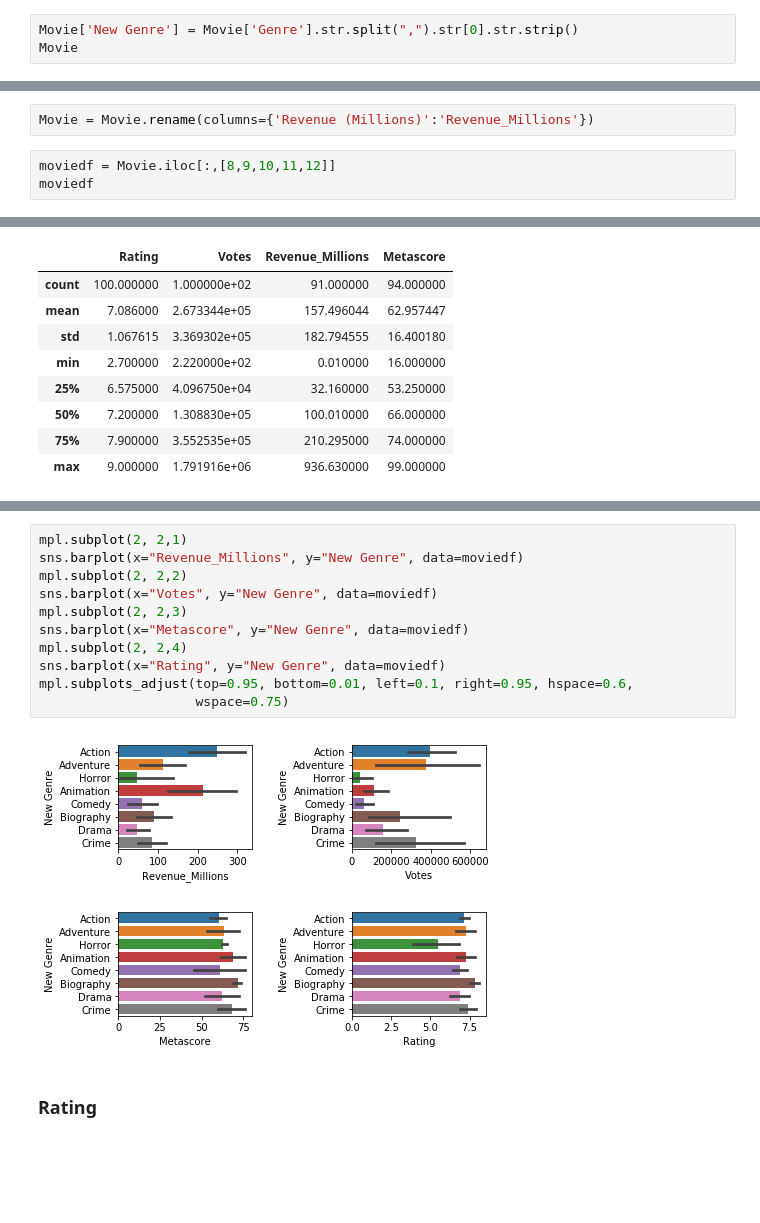
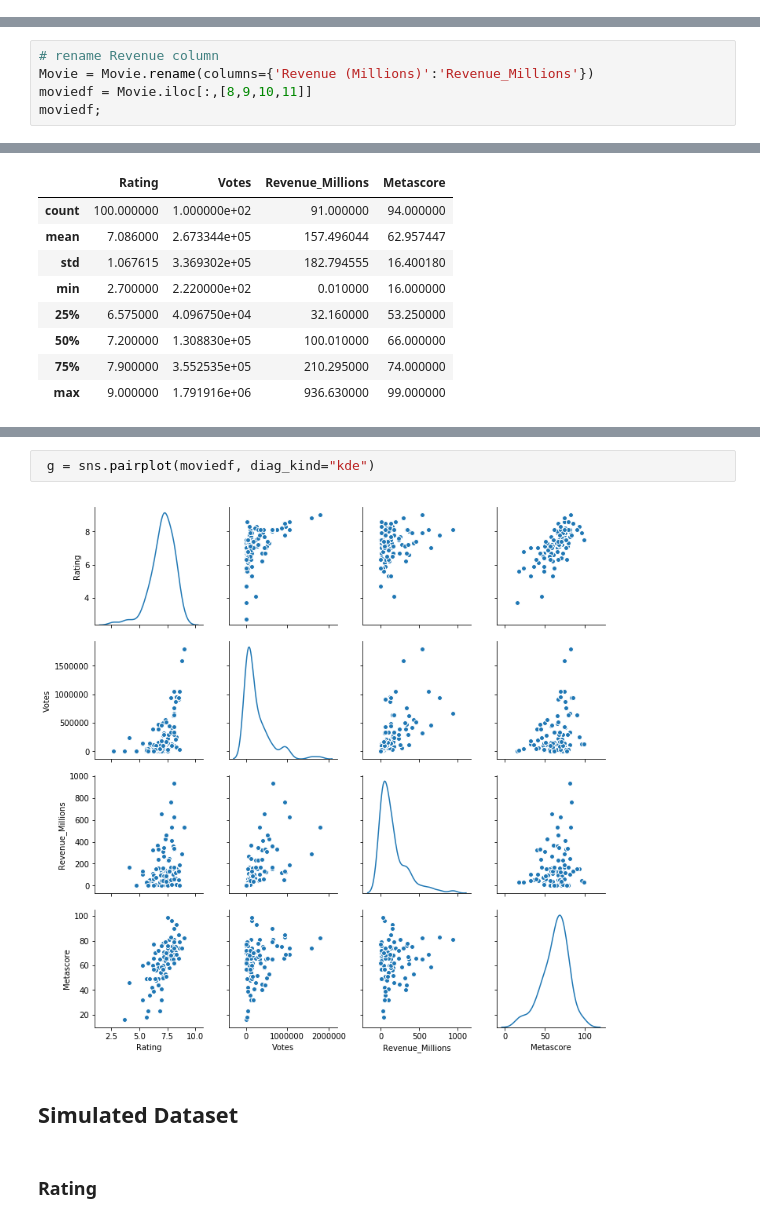
Before and after one commit to donalcarr/DC_Real-World-Simulation, a Jupyter notebook: Project 2018 - Simulation Movies.ipynb, the cells around one changed output, grey strips where cells are left out. Saved outputs shown, nothing was run; the diff lists cells and outputs as text; blank space fills up the shorter version.

```diff
--- a/Project 2018 - Simulation Movies.ipynb
+++ b/Project 2018 - Simulation Movies.ipynb
@@ -90,3 +80,0 @@ Movie
-# %%
-Movie['New Genre'] = Movie['Genre'].str.split(",").str[0].str.strip()
-Movie
@@ -112,5 +81,5 @@ Movie
 # %%
+# rename Revenue column
 Movie = Movie.rename(columns={'Revenue (Millions)':'Revenue_Millions'})
+moviedf = Movie.iloc[:,[8,9,10,11]]
+moviedf;
-# %%
-moviedf = Movie.iloc[:,[8,9,10,11,12]]
-moviedf
@@ -152,16 +98,9 @@ g = sns.pairplot(moviedf, hue="New Genre")
-# %%
-mpl.subplot(2, 2,1)
-sns.barplot(x="Revenue_Millions", y="New Genre", data=moviedf)
-mpl.subplot(2, 2,2)
-sns.barplot(x="Votes", y="New Genre", data=moviedf)
-mpl.subplot(2, 2,3)
-sns.barplot(x="Metascore", y="New Genre", data=moviedf)
-mpl.subplot(2, 2,4)
-sns.barplot(x="Rating", y="New Genre", data=moviedf)
-mpl.subplots_adjust(top=0.95, bottom=0.01, left=0.1, right=0.95, hspace=0.6,
-                    wspace=0.75)
-# %% [output]
-[figure, removed]
+# %%
+ g = sns.pairplot(moviedf, diag_kind="kde")
+# %% [output]
+[figure, added]
+# %% [markdown]
+## Simulated Dataset
 # %% [markdown]
 ### Rating
 # %%
```
Also changed, not shown: parts of 21 cells of this notebook.
